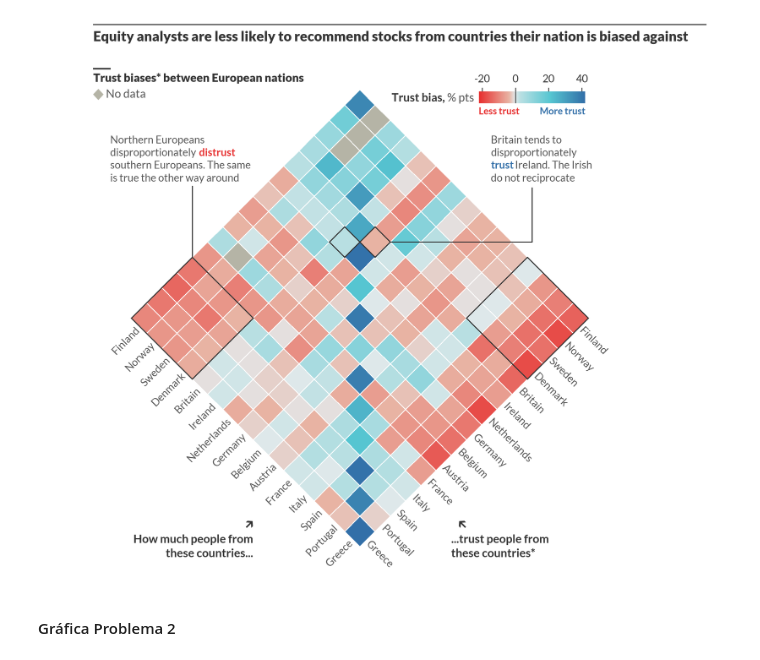
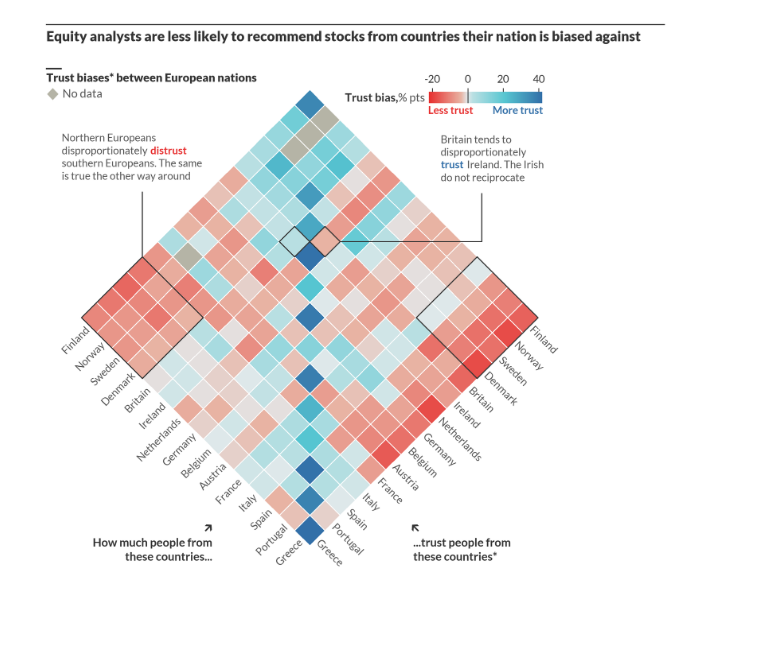
Before and after one commit to desareca/infovis-MDS_UDD, a Jupyter notebook: Tareas/Tarea 2/VisInfo_Tarea2_CarlosSaquel.ipynb, the cells around one changed output. Saved outputs shown, nothing was run; the diff lists cells and outputs as text; code cells hidden in the pictures; blank space fills up the shorter version.

```diff
--- a/Tareas/Tarea 2/VisInfo_Tarea2_CarlosSaquel.ipynb
+++ b/Tareas/Tarea 2/VisInfo_Tarea2_CarlosSaquel.ipynb
@@ -567,9 +589,8 @@ def draw_fig2(fig, ax):
 # %%
 fig, ax = plt.subplots(1,1, figsize=(10, 8), dpi=300)
 draw_fig1(fig, ax)
+fig.subplots_adjust(right=0.76)
 ax.set_axis_off()
 plt.show()
 # %% [output]
-[figure, old version]
+[figure, new version]
-# %% [markdown]
-#### Gráfica Problema 2
```
Also changed, not shown: parts of 19 cells of this notebook, 1 other file.
